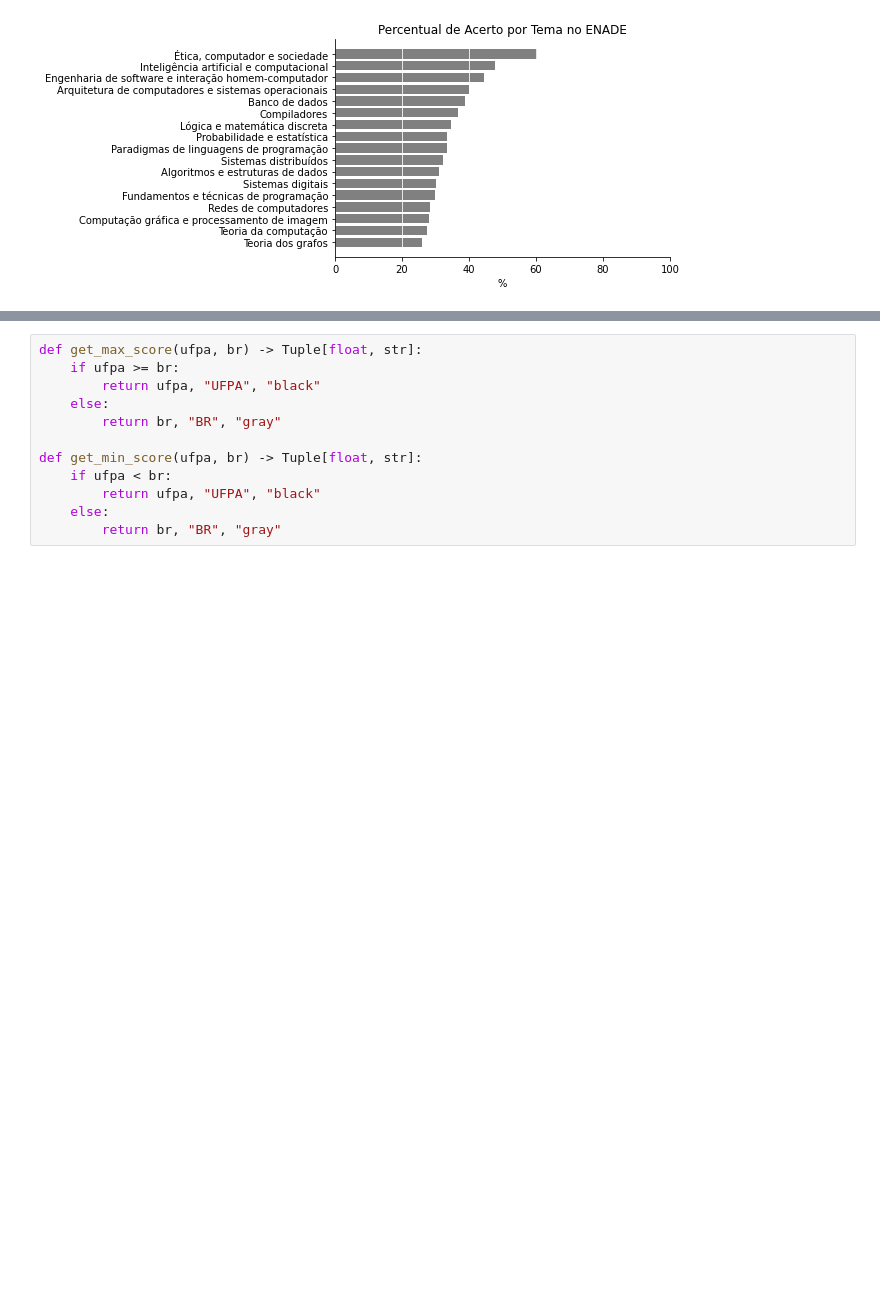
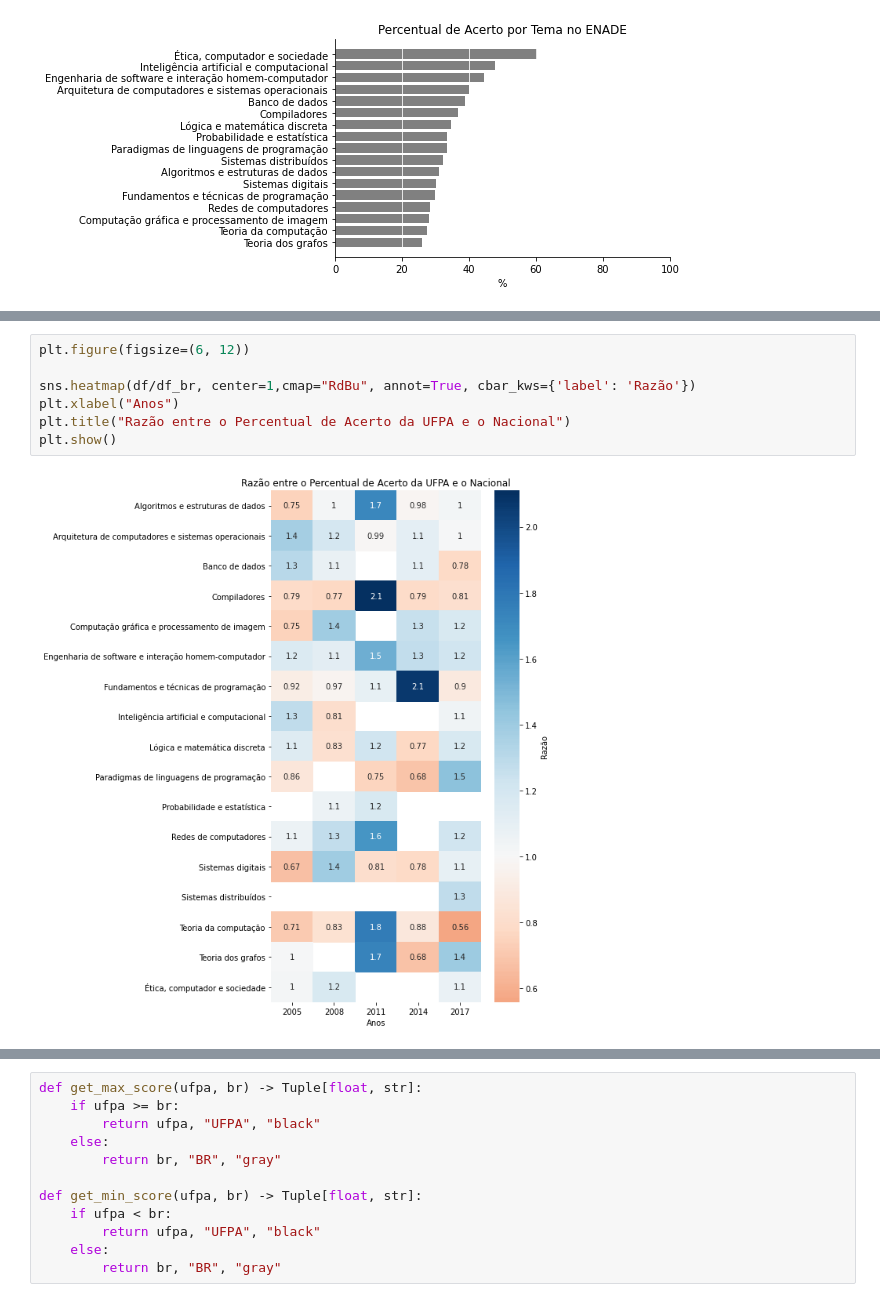
Before and after one commit to renan-cunha/KDD-Enade-Computing, a Jupyter notebook: subject_analysis.ipynb, the cells around one changed output, grey strips where cells are left out. Drawn from its saved outputs; the diff is of its cells as text; blank space fills up the shorter version.

```diff
--- a/subject_analysis.ipynb
+++ b/subject_analysis.ipynb
@@ -546,0 +710,9 @@ Dados Nacionais
+# %%
+plt.figure(figsize=(6, 12))
+
+sns.heatmap(df/df_br, center=1,cmap="RdBu", annot=True, cbar_kws={'label': 'Razão'})
+plt.xlabel("Anos")
+plt.title("Razão entre o Percentual de Acerto da UFPA e o Nacional")
+plt.show()
+# %% [output]
+[figure, added]
```
Also changed, not shown: parts of 12 cells of this notebook.
